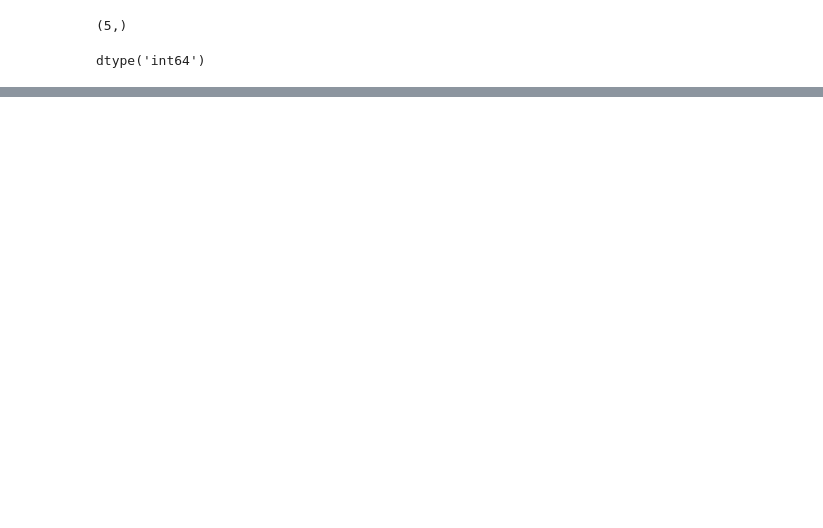
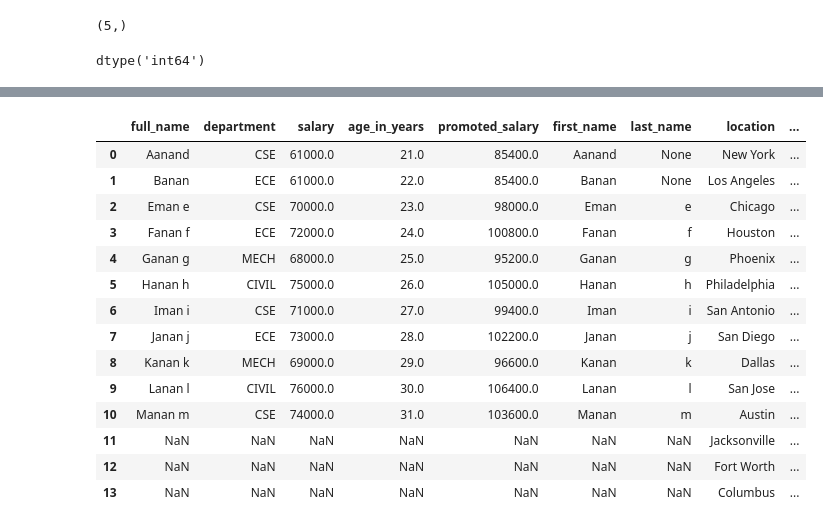
Before and after one commit to AanandPandit/aiml_engineer, a Jupyter notebook: 2-pandas/pandas.ipynb, the cells around one changed output, grey strips where cells are left out. Saved outputs shown, nothing was run; the diff lists cells and outputs as text; code cells hidden in the pictures; blank space fills up the shorter version.

```diff
--- a/2-pandas/pandas.ipynb
+++ b/2-pandas/pandas.ipynb
@@ -37,0 +497,5 @@ Name: calories, dtype: int64
+# %%
+df['full_name'].replace({
+    'Anan': 'Aanand'
+}, inplace=True)
+df
@@ -37,0 +529,4 @@ Name: calories, dtype: int64
+# %%
+# drop duplicates and make changes in original dataframe
+df.drop_duplicates(inplace=True)
+df
@@ -37,0 +546,4 @@ Name: calories, dtype: int64
+# %%
+# split first and last names into two different columns
+df[['first_name', 'last_name']] = df['full_name'].str.split(' ', expand=True, n=1)
+df
@@ -37,0 +563,7 @@ Name: calories, dtype: int64
+# %%
+location_data = {
+    'location': ['New York', 'Los Angeles', 'Chicago', 'Houston', 'Phoenix', 'Philadelphia', 'San Antonio', 'San Diego', 'Dallas', 'San Jose', 'Austin', 'Jacksonville', 'Fort Worth', 'Columbus'],
+    'department': ['CSE', 'ECE', 'MECH', 'CIVIL', 'CSE', 'ECE', 'MECH', 'CIVIL', 'CSE', 'CSE', 'CSE', 'ECE', 'MECH', 'CIVIL']
+}
+df3 = pd.DataFrame(location_data)
+df3
@@ -37,0 +586,20 @@ Name: calories, dtype: int64
+# %%
+# concat df and df3 on department column
+df = pd.concat([df, df3], axis=1)
+df
+# %% [output]
+|  | full_name | department | salary | age_in_years | promoted_salary | first_name | last_name | location | ... |
+| 0 | Aanand | CSE | 61000.0 | 21.0 | 85400.0 | Aanand | None | New York | ... |
+| 1 | Banan | ECE | 61000.0 | 22.0 | 85400.0 | Banan | None | Los Angeles | ... |
+| 2 | Eman e | CSE | 70000.0 | 23.0 | 98000.0 | Eman | e | Chicago | ... |
+| 3 | Fanan f | ECE | 72000.0 | 24.0 | 100800.0 | Fanan | f | Houston | ... |
+| 4 | Ganan g | MECH | 68000.0 | 25.0 | 95200.0 | Ganan | g | Phoenix | ... |
+| 5 | Hanan h | CIVIL | 75000.0 | 26.0 | 105000.0 | Hanan | h | Philadelphia | ... |
+| 6 | Iman i | CSE | 71000.0 | 27.0 | 99400.0 | Iman | i | San Antonio | ... |
+| 7 | Janan j | ECE | 73000.0 | 28.0 | 102200.0 | Janan | j | San Diego | ... |
+| 8 | Kanan k | MECH | 69000.0 | 29.0 | 96600.0 | Kanan | k | Dallas | ... |
+| 9 | Lanan l | CIVIL | 76000.0 | 30.0 | 106400.0 | Lanan | l | San Jose | ... |
+| 10 | Manan m | CSE | 74000.0 | 31.0 | 103600.0 | Manan | m | Austin | ... |
+| 11 | NaN | NaN | NaN | NaN | NaN | NaN | NaN | Jacksonville | ... |
+| 12 | NaN | NaN | NaN | NaN | NaN | NaN | NaN | Fort Worth | ... |
+| 13 | NaN | NaN | NaN | NaN | NaN | NaN | NaN | Columbus | ... |
```
Also changed, not shown: parts of 63 cells of this notebook.
